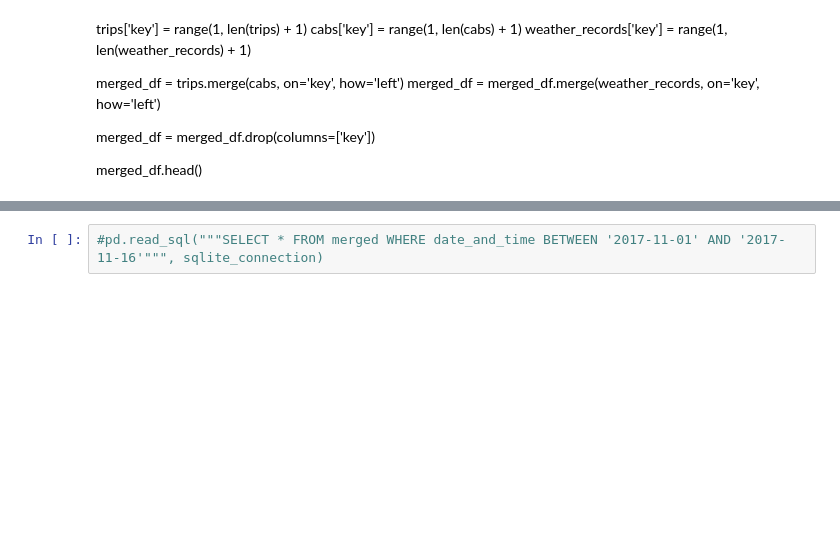
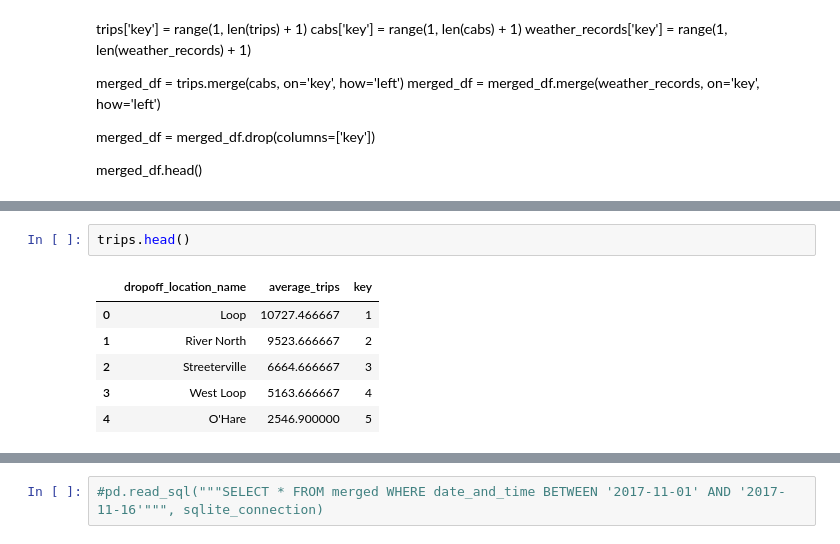
Before and after one commit to BLacuesta3/Sprint-6-Project, a Jupyter notebook: Sprint 6 Project.ipynb, the cells around one changed output, grey strips where cells are left out. Drawn from its saved outputs; the diff is of its cells as text; blank space fills up the shorter version.

```diff
--- a/Sprint 6 Project.ipynb
+++ b/Sprint 6 Project.ipynb
@@ -317,0 +338,9 @@ merged_df.shape
+# %%
+trips.head()
+# %% [output]
+|  | dropoff_location_name | average_trips | key |
+| 0 | Loop | 10727.466667 | 1 |
+| 1 | River North | 9523.666667 | 2 |
+| 2 | Streeterville | 6664.666667 | 3 |
+| 3 | West Loop | 5163.666667 | 4 |
+| 4 | O'Hare | 2546.900000 | 5 |
```
Also changed, not shown: parts of 21 cells of this notebook, 6 other files.
